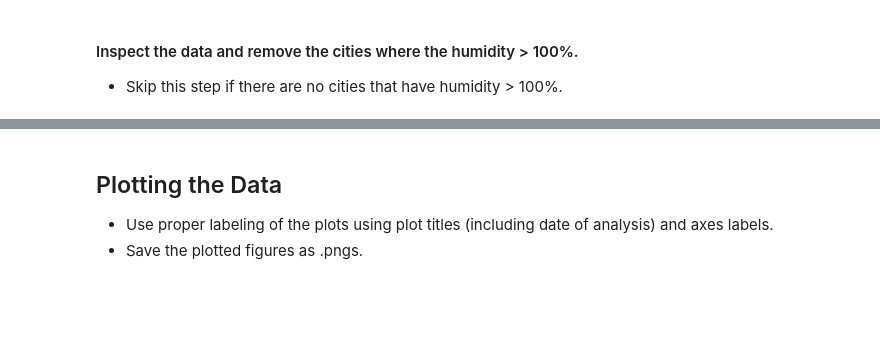
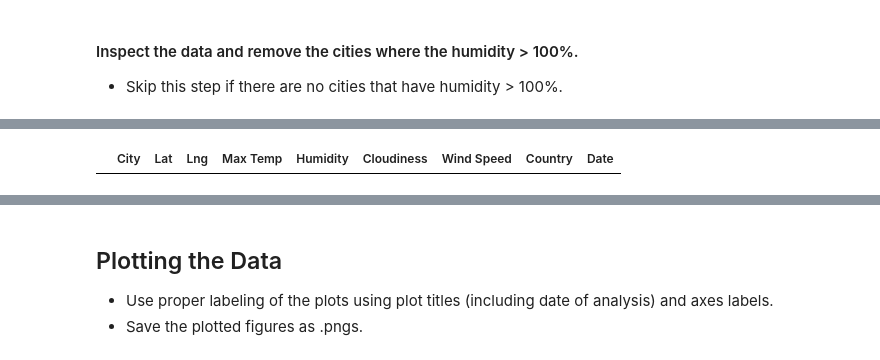
Before and after one commit to fereshtehaghaei/Python-API-Challenge, a Jupyter notebook: WeatherPy/WeatherPy.ipynb, the cells around one changed output, grey strips where cells are left out. Cells and saved outputs as stored; diff of their text form; code cells hidden in the pictures; blank space fills up the shorter version.

```diff
--- a/WeatherPy/WeatherPy.ipynb
+++ b/WeatherPy/WeatherPy.ipynb
@@ -240,2 +235,9 @@ weather_data.describe()
 # %%
+#Read CSV File
+pd.read_csv("weather_data.csv", index_col = 0)
+
 #  Get the indices of cities that have humidity over 100%.
+humidity_greater_100 = weather_data.loc[weather_data["Humidity"] > 100]
+humidity_greater_100
+# %% [output]
+|  | City | Lat | Lng | Max Temp | Humidity | Cloudiness | Wind Speed | Country | Date |
```
Also changed, not shown: parts of 18 cells of this notebook, 1 other file.
